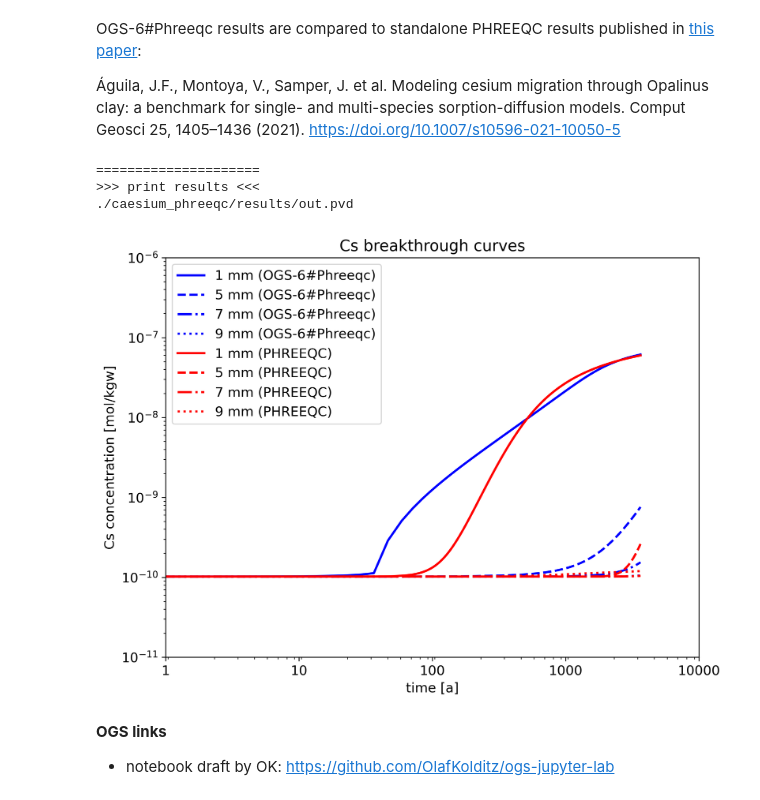
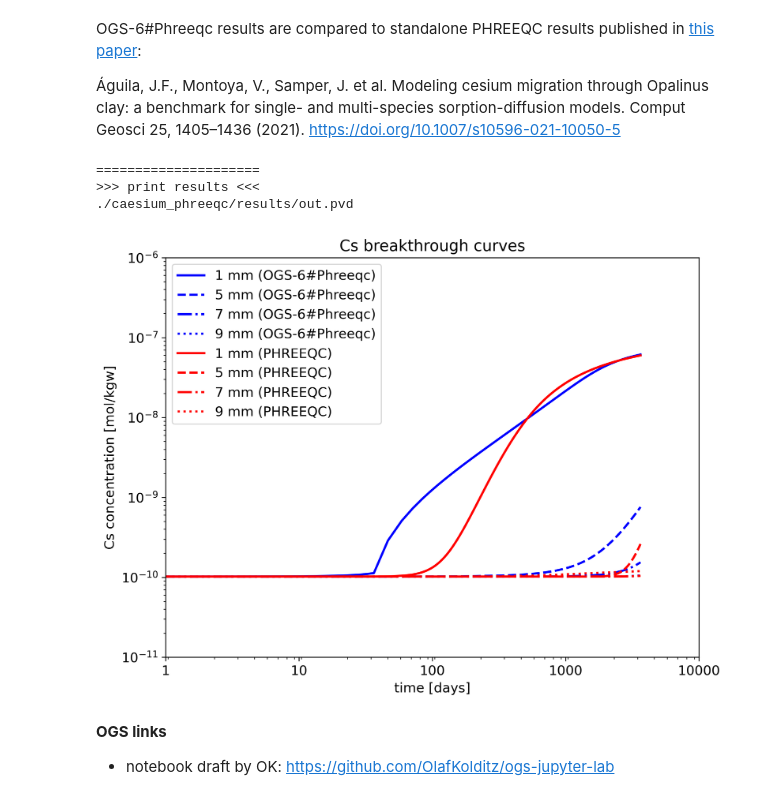
Before and after one commit to OlafKolditz/ogs-jupyter-lab, a Jupyter notebook: icross-model-chain/CaesiumSorption/ogs-jupyter-lab-icross-caesium-sorption.ipynb, the cells around one changed output. Saved outputs shown, nothing was run; the diff lists cells and outputs as text; code cells hidden in the pictures.

Commit message:
correct time units

```diff
--- a/icross-model-chain/CaesiumSorption/ogs-jupyter-lab-icross-caesium-sorption.ipynb
+++ b/icross-model-chain/CaesiumSorption/ogs-jupyter-lab-icross-caesium-sorption.ipynb
@@ -39,35 +39,35 @@ Cs_breakthrough = pvdfile.read_time_series(component, points)
 plt.plot(time, Cs_breakthrough["pt0"], "b-", label="1 mm (OGS-6#Phreeqc)")
 plt.plot(time, Cs_breakthrough["pt1"], "b--", label="5 mm (OGS-6#Phreeqc)")
 plt.plot(time, Cs_breakthrough["pt2"], "b-.", label="7 mm (OGS-6#Phreeqc)")
 plt.plot(time, Cs_breakthrough["pt3"], "b:", label="9 mm (OGS-6#Phreeqc)")
 
 #plot phreeqc results
 phr_results = pd.read_csv("breakthrough_phreeqc.csv")
 plt.plot(phr_results['time'], phr_results['cs_1mm'], label="1 mm (PHREEQC)", color="red", linestyle="-")
 plt.plot(phr_results['time'], phr_results['cs_5mm'], label="5 mm (PHREEQC)", color="red", linestyle="--")
 plt.plot(phr_results['time'], phr_results['cs_7mm'], label="7 mm (PHREEQC)", color="red", linestyle="-.")
 plt.plot(phr_results['time'], phr_results['cs_9mm'], label="9 mm (PHREEQC)", color="red", linestyle=":")
 
 plt.xscale('log')
 plt.xlim(86400, 86400*10000)
 plt.yscale('log')
 plt.ylim(1e-11, 1e-6)
 titlestring="{} breakthrough curves".format(component)
 plt.title(titlestring)
-plt.xlabel('time [a]')
+plt.xlabel('time [days]')
 x_labels = [1, 10, 100, 1000, 10000]
 x_ticks = [86400, 864000, 8640000, 86400000, 864000000]
 plt.xticks(x_ticks, x_labels)
 
 plt.ylabel('{} concentration [mol/kgw]'.format(component))
 plt.legend()
 plt.tight_layout()
 plt.show()
 # %% [output]
 =====================
 >>> print results <<<
 ./caesium_phreeqc/results/out.pvd
-[figure, old version]
+[figure, new version]
 # %% [markdown]
 **OGS links**
 - notebook draft by OK: https://github.com/OlafKolditz/ogs-jupyter-lab
```
